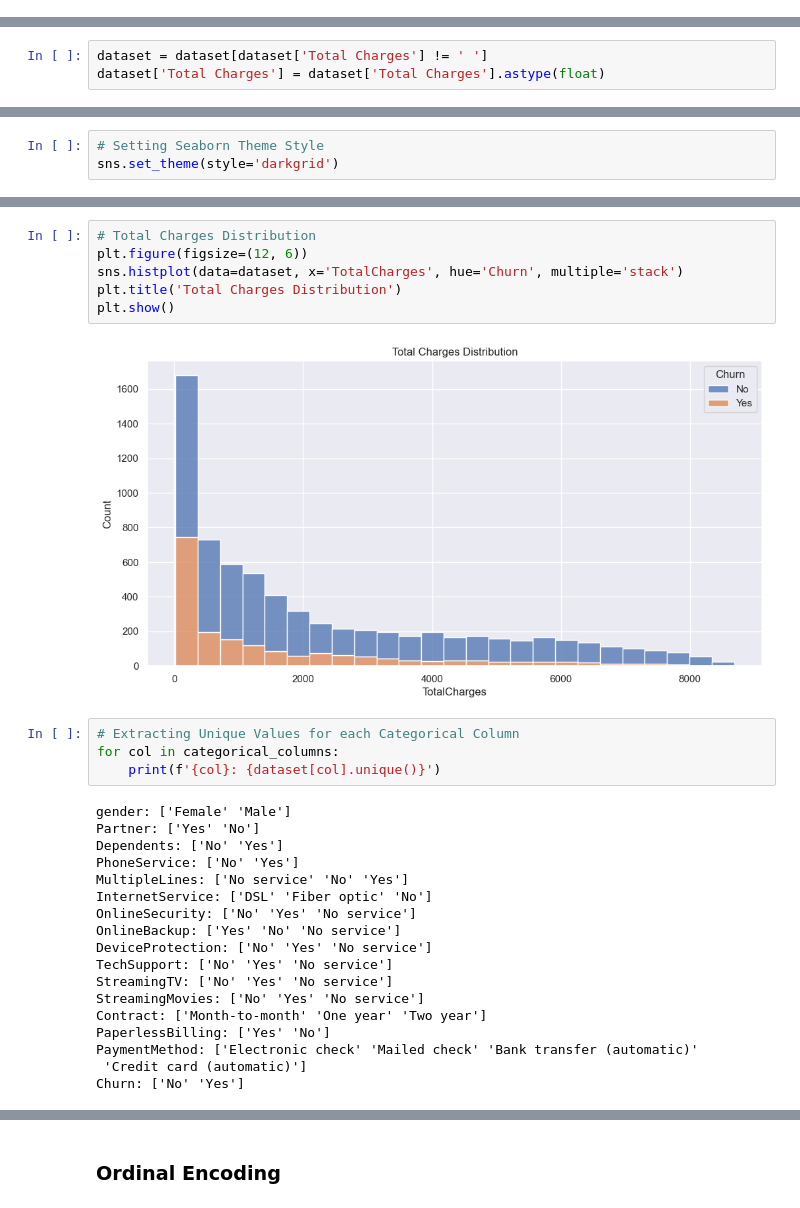
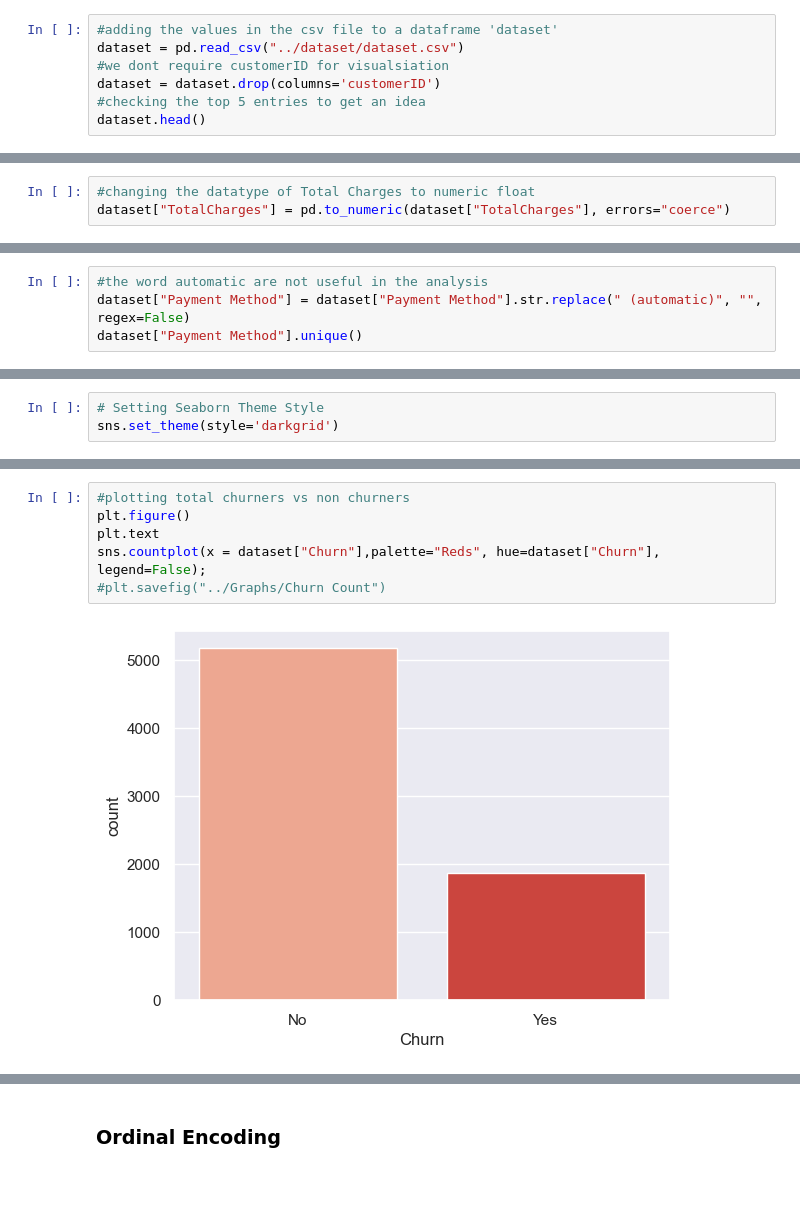
Before and after one commit to itssingh14/customer_churn_prediction, a Jupyter notebook: codes/notebook side.ipynb, the cells around one changed output, grey strips where cells are left out. Drawn from its saved outputs; the diff is of its cells as text.

```diff
--- a/codes/notebook side.ipynb
+++ b/codes/notebook side.ipynb
@@ -40,0 +37,7 @@ dataset.head()
+# %%
+#adding the values in the csv file to a dataframe 'dataset'
+dataset = pd.read_csv("../dataset/dataset.csv")
+#we dont require customerID for visualsiation
+dataset = dataset.drop(columns='customerID')
+#checking the top 5 entries to get an idea
+dataset.head()
@@ -74,0 +73,3 @@ dataset.describe()
+# %%
+#changing the datatype of Total Charges to numeric float
+dataset["TotalCharges"] = pd.to_numeric(dataset["TotalCharges"], errors="coerce")
@@ -88,3 +102,0 @@ dataset.head()
-# %%
-dataset = dataset[dataset['Total Charges'] != ' ']
-dataset['Total Charges'] = dataset['Total Charges'].astype(float)
@@ -90,0 +160,4 @@ dataset['Total Charges'] = dataset['Total Charges'].astype(float)
+# %%
+#the word automatic are not useful in the analysis
+dataset["Payment Method"] = dataset["Payment Method"].str.replace(" (automatic)", "", regex=False)
+dataset["Payment Method"].unique()
@@ -161,30 +202,8 @@ plt.show()
-# %%
-# Total Charges Distribution
-plt.figure(figsize=(12, 6))
-sns.histplot(data=dataset, x='TotalCharges', hue='Churn', multiple='stack')
-plt.title('Total Charges Distribution')
-plt.show()
-# %% [output]
-[figure, removed]
-# %%
-# Extracting Unique Values for each Categorical Column
-for col in categorical_columns:
-    print(f'{col}: {dataset[col].unique()}')
-# %% [output]
-gender: ['Female' 'Male']
-Partner: ['Yes' 'No']
-Dependents: ['No' 'Yes']
-PhoneService: ['No' 'Yes']
-MultipleLines: ['No service' 'No' 'Yes']
-InternetService: ['DSL' 'Fiber optic' 'No']
-OnlineSecurity: ['No' 'Yes' 'No service']
-OnlineBackup: ['Yes' 'No' 'No service']
-DeviceProtection: ['No' 'Yes' 'No service']
-TechSupport: ['No' 'Yes' 'No service']
-StreamingTV: ['No' 'Yes' 'No service']
-StreamingMovies: ['No' 'Yes' 'No service']
-Contract: ['Month-to-month' 'One year' 'Two year']
-PaperlessBilling: ['Yes' 'No']
-PaymentMethod: ['Electronic check' 'Mailed check' 'Bank transfer (automatic)'
- 'Credit card (automatic)']
-Churn: ['No' 'Yes']
+# %%
+#plotting total churners vs non churners
+plt.figure()
+plt.text
+sns.countplot(x = dataset["Churn"],palette="Reds", hue=dataset["Churn"], legend=False);
+#plt.savefig("../Graphs/Churn Count")
+# %% [output]
+[figure, added]
```
Also changed, not shown: parts of 85 cells of this notebook.
